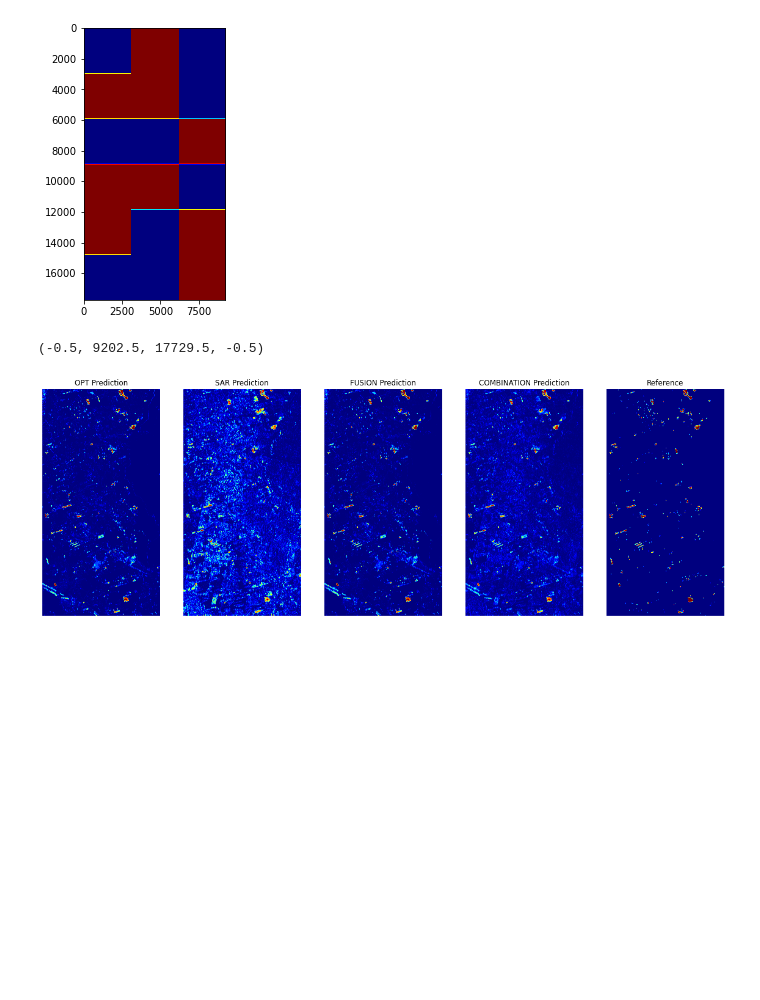
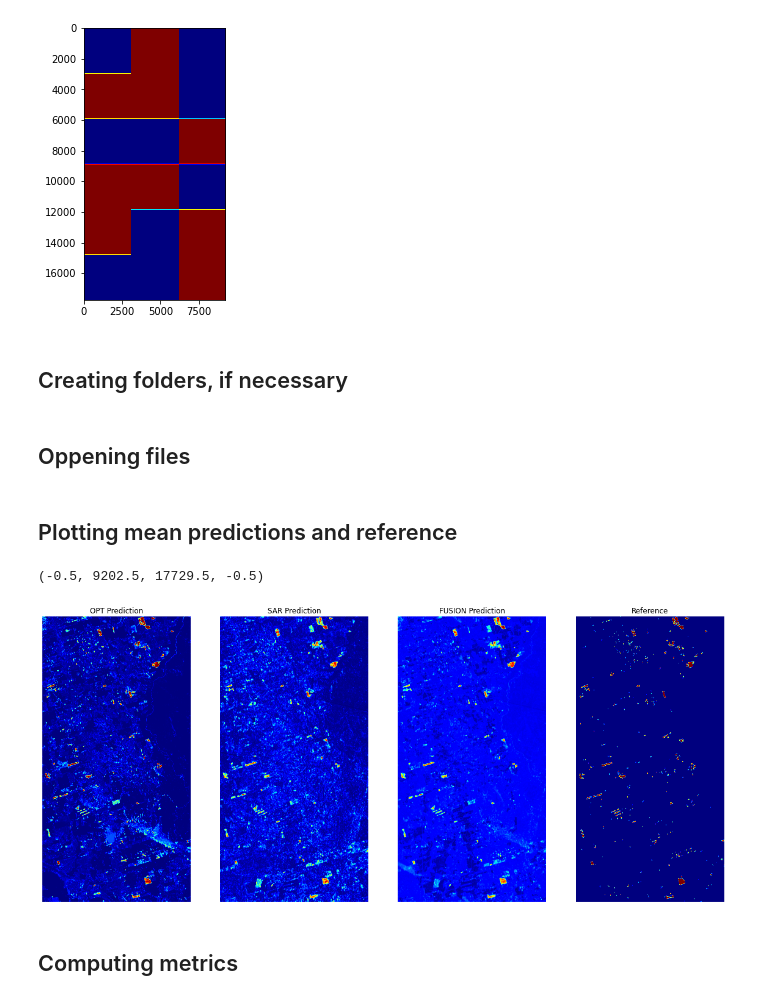
Before and after one commit to felferrari/cross-fusion, a Jupyter notebook: 02_03-FUS_eval.ipynb, the cells around one changed output. Saved outputs shown, nothing was run; the diff lists cells and outputs as text; code cells hidden in the pictures; blank space fills up the shorter version.

```diff
--- a/02_03-FUS_eval.ipynb
+++ b/02_03-FUS_eval.ipynb
@@ -106,6 +101,8 @@ plt.imshow(mask_amazon_ts, cmap='jet')
 # %% [output]
 <matplotlib.image.AxesImage at 0x...>
 [figure]
+# %% [markdown]
+## Creating folders, if necessary
 # %%
 path_exp = os.path.join(img_path, 'experiments', f'exp_{exp}')
 path_models = os.path.join(path_exp, 'models')
@@ -117,6 +114,8 @@ if not os.path.exists(path_models):
     os.makedirs(path_models)
 if not os.path.exists(path_maps):
     os.makedirs(path_maps)
+# %% [markdown]
+## Oppening files
 # %%
 mean_prob_opt = np.lib.format.open_memmap(os.path.join(path_maps, 'prob_mean_opt.npy'))
 mean_prob_sar = np.lib.format.open_memmap(os.path.join(path_maps, 'prob_mean_sar.npy'))
@@ -125,31 +123,29 @@ mean_prob_comb = np.lib.format.open_memmap(os.path.join(path_maps, 'prob_mean_co
+# %% [markdown]
+## Plotting mean predictions and reference
 # %%
-# Plot mean map and reference
 fig = plt.figure(figsize=(20,10))
-ax1 = fig.add_subplot(151)
+ax1 = fig.add_subplot(141)
 plt.title('OPT Prediction')
 ax1.imshow(mean_prob_opt, cmap ='jet')
 ax1.axis('off')
 
-ax1 = fig.add_subplot(152)
+ax1 = fig.add_subplot(142)
 plt.title('SAR Prediction')
 ax1.imshow(mean_prob_sar, cmap ='jet')
 ax1.axis('off')
 
-ax1 = fig.add_subplot(153)
+ax1 = fig.add_subplot(143)
 plt.title('FUSION Prediction')
 ax1.imshow(mean_prob_fus, cmap ='jet')
 ax1.axis('off')
 
-ax1 = fig.add_subplot(154)
-plt.title('COMBINATION Prediction')
-ax1.imshow(mean_prob_comb, cmap ='jet')
-ax1.axis('off')
-
-ax2 = fig.add_subplot(155)
+ax2 = fig.add_subplot(144)
 plt.title('Reference')
 ax2.imshow(tf.keras.utils.to_categorical(final_mask1, 3)[:,:,1], cmap ='jet')
 ax2.axis('off')
 # %% [output]
 (-0.5, 9202.5, 17729.5, -0.5)
-[figure, old version]
+[figure, new version]
+# %% [markdown]
+## Computing metrics
 # %%
```
Also changed, not shown: parts of 9 cells of this notebook, 8 other files.
